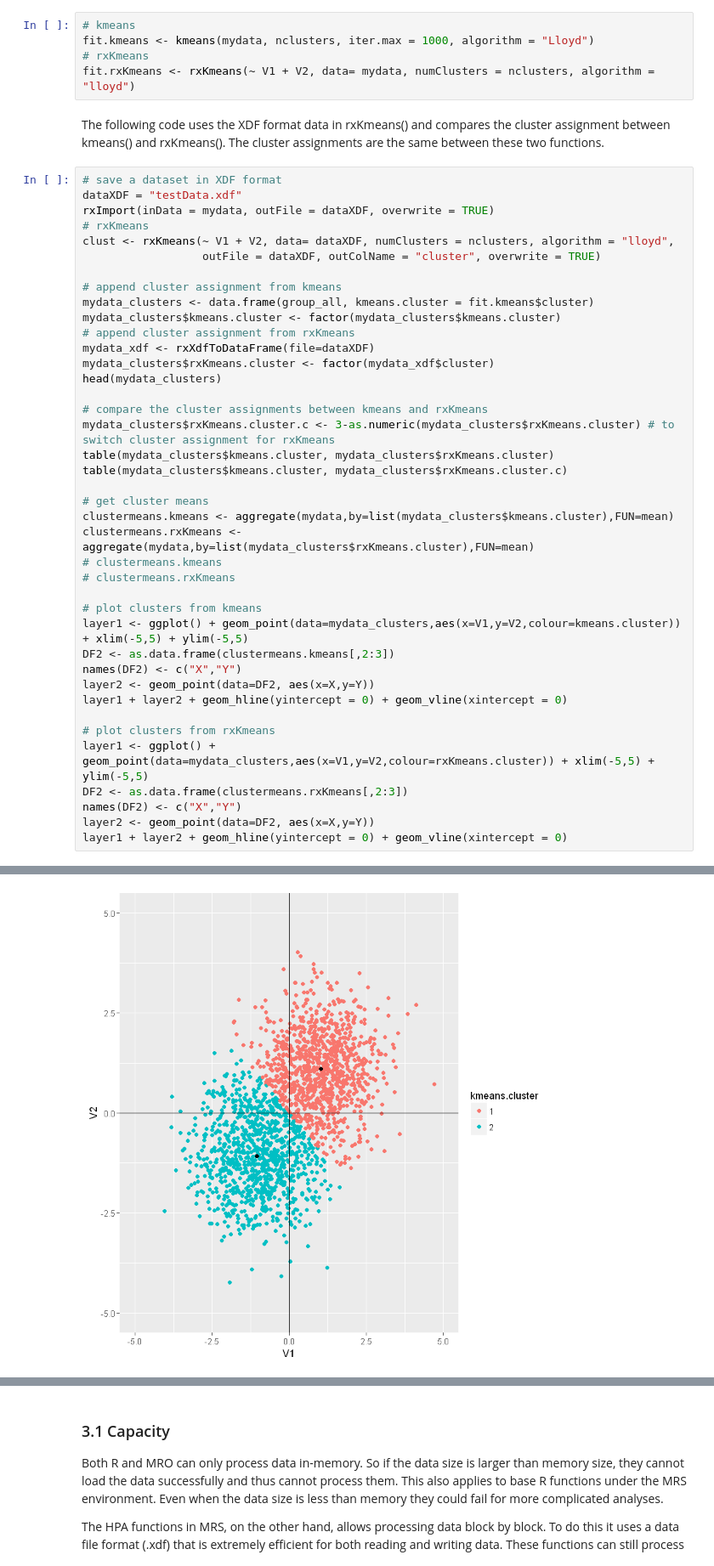
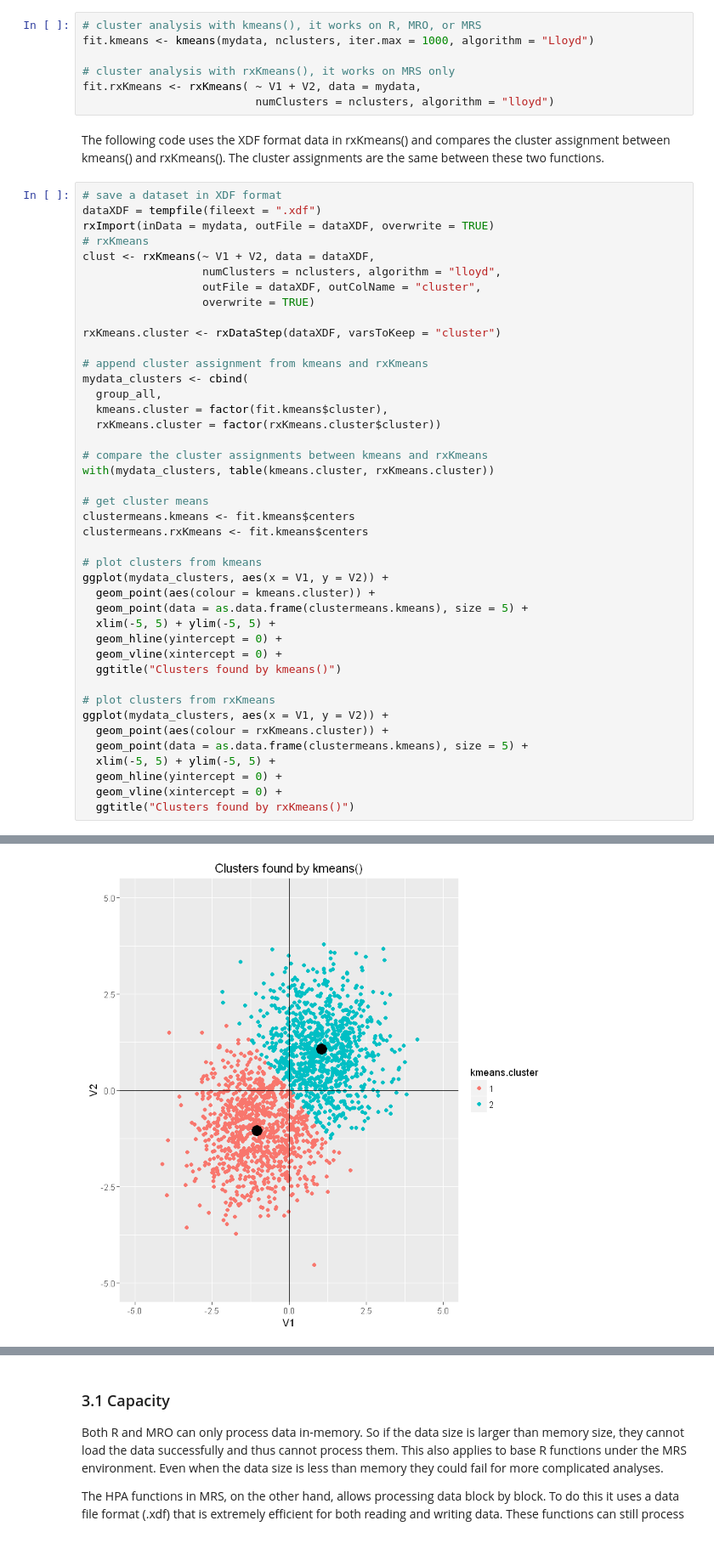
Before and after one commit to lixzhang/R-MRO-MRS, a Jupyter notebook: Introduction_to_MRO_and_MRS.ipynb, the cells around one changed output, grey strips where cells are left out. Shown: that part at 85% size. Drawn from its saved outputs; the diff is of its cells as text.

```diff
--- a/Introduction_to_MRO_and_MRS.ipynb
+++ b/Introduction_to_MRO_and_MRS.ipynb
@@ -89,51 +95,55 @@ Warning message:
 # %% [markdown]
 Then we can use kmeans() in R/MRO/MRS or rxKmeans() in MRS for the analysis.
 # %%
-# kmeans
+# cluster analysis with kmeans(), it works on R, MRO, or MRS
 fit.kmeans <- kmeans(mydata, nclusters, iter.max = 1000, algorithm = "Lloyd")
-# rxKmeans
-fit.rxKmeans <- rxKmeans(~ V1 + V2, data= mydata, numClusters = nclusters, algorithm = "lloyd")
+
+# cluster analysis with rxKmeans(), it works on MRS only
+fit.rxKmeans <- rxKmeans( ~ V1 + V2, data = mydata,
+                          numClusters = nclusters, algorithm = "lloyd")
 # %% [markdown]
 The following code uses the XDF format data in rxKmeans() and compares the cluster assignment between kmeans() and rxKmeans(). The cluster assignments are the same between these two functions.
 # %%
 # save a dataset in XDF format
-dataXDF = "testData.xdf"
+dataXDF = tempfile(fileext = ".xdf")
 rxImport(inData = mydata, outFile = dataXDF, overwrite = TRUE)
 # rxKmeans
-clust <- rxKmeans(~ V1 + V2, data= dataXDF, numClusters = nclusters, algorithm = "lloyd",
-                  outFile = dataXDF, outColName = "cluster", overwrite = TRUE)
+clust <- rxKmeans(~ V1 + V2, data = dataXDF,
+                  numClusters = nclusters, algorithm = "lloyd",
+                  outFile = dataXDF, outColName = "cluster",
+                  overwrite = TRUE)
 
-# append cluster assignment from kmeans
-mydata_clusters <- data.frame(group_all, kmeans.cluster = fit.kmeans$cluster)
-mydata_clusters$kmeans.cluster <- factor(mydata_clusters$kmeans.cluster)
-# append cluster assignment from rxKmeans
-mydata_xdf <- rxXdfToDataFrame(file=dataXDF)
-mydata_clusters$rxKmeans.cluster <- factor(mydata_xdf$cluster)
-head(mydata_clusters)
+rxKmeans.cluster <- rxDataStep(dataXDF, varsToKeep = "cluster")
+
+# append cluster assignment from kmeans and rxKmeans
+mydata_clusters <- cbind(
+  group_all,
+  kmeans.cluster = factor(fit.kmeans$cluster),
+  rxKmeans.cluster = factor(rxKmeans.cluster$cluster))
 
 # compare the cluster assignments between kmeans and rxKmeans
-mydata_clusters$rxKmeans.cluster.c <- 3-as.numeric(mydata_clusters$rxKmeans.cluster) # to switch cluster assignment for rxKmeans
-table(mydata_clusters$kmeans.cluster, mydata_clusters$rxKmeans.cluster)
-table(mydata_clusters$kmeans.cluster, mydata_clusters$rxKmeans.cluster.c)
+with(mydata_clusters, table(kmeans.cluster, rxKmeans.cluster))
 
 # get cluster means
-clustermeans.kmeans <- aggregate(mydata,by=list(mydata_clusters$kmeans.cluster),FUN=mean)
-clustermeans.rxKmeans <- aggregate(mydata,by=list(mydata_clusters$rxKmeans.cluster),FUN=mean)
-# clustermeans.kmeans
-# clustermeans.rxKmeans
+clustermeans.kmeans <- fit.kmeans$centers
+clustermeans.rxKmeans <- fit.kmeans$centers
 
 # plot clusters from kmeans
-layer1 <- ggplot() + geom_point(data=mydata_clusters,aes(x=V1,y=V2,colour=kmeans.cluster)) + xlim(-5,5) + ylim(-5,5)
-DF2 <- as.data.frame(clustermeans.kmeans[,2:3])
-names(DF2) <- c("X","Y")
-layer2 <- geom_point(data=DF2, aes(x=X,y=Y))
-layer1 + layer2 + geom_hline(yintercept = 0) + geom_vline(xintercept = 0)
+ggplot(mydata_clusters, aes(x = V1, y = V2)) +
+  geom_point(aes(colour = kmeans.cluster)) +
+  geom_point(data = as.data.frame(clustermeans.kmeans), size = 5) +
+  xlim(-5, 5) + ylim(-5, 5) +
+  geom_hline(yintercept = 0) +
+  geom_vline(xintercept = 0) +
+  ggtitle("Clusters found by kmeans()")
 
 # plot clusters from rxKmeans
-layer1 <- ggplot() + geom_point(data=mydata_clusters,aes(x=V1,y=V2,colour=rxKmeans.cluster)) + xlim(-5,5) + ylim(-5,5)
-DF2 <- as.data.frame(clustermeans.rxKmeans[,2:3])
-names(DF2) <- c("X","Y")
-layer2 <- geom_point(data=DF2, aes(x=X,y=Y))
-layer1 + layer2 + geom_hline(yintercept = 0) + geom_vline(xintercept = 0)
+ggplot(mydata_clusters, aes(x = V1, y = V2)) +
+  geom_point(aes(colour = rxKmeans.cluster)) +
+  geom_point(data = as.data.frame(clustermeans.kmeans), size = 5) +
+  xlim(-5, 5) + ylim(-5, 5) +
+  geom_hline(yintercept = 0) +
+  geom_vline(xintercept = 0) +
+  ggtitle("Clusters found by rxKmeans()")
 # %% [output]
 blocksPerRead must be 1 if predictions or residuals are be being written to the input data source.
@@ -153 +154 @@ blocksPerRead must be 1 if predictions or residuals are be being written to the
-[figure, old version]
+[figure, new version]
```
Also changed, not shown: parts of 12 cells of this notebook, 1 other file.
